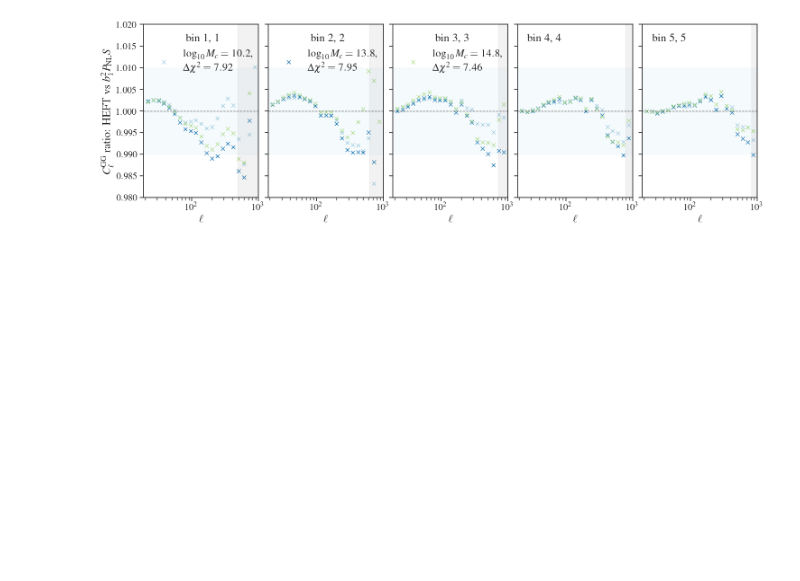
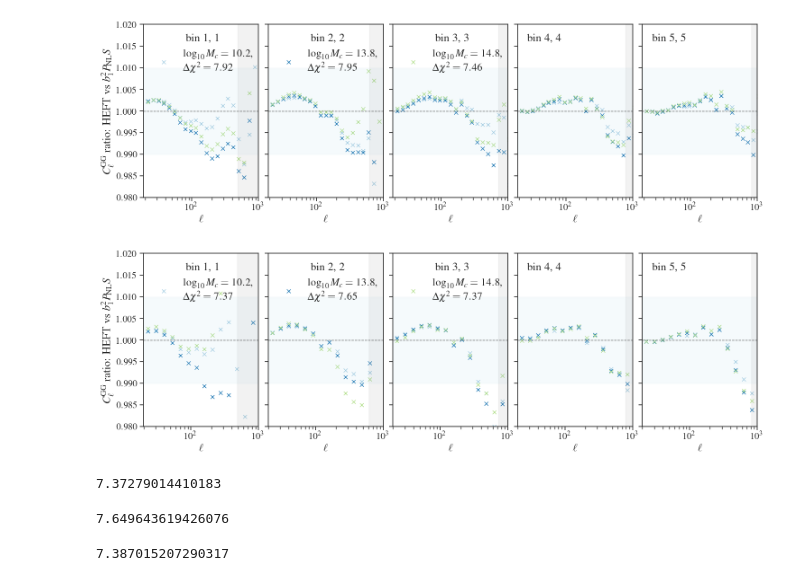
Before and after one commit to MariaTsedrik/MGLensing, a Jupyter notebook: tutorials/rainbow_plot.ipynb, the cells around one changed output. Drawn from its saved outputs; the diff is of its cells as text; code cells hidden in the pictures; blank space fills up the shorter version.

```diff
--- a/tutorials/rainbow_plot.ipynb
+++ b/tutorials/rainbow_plot.ipynb
@@ -260,3 +260,43 @@ plt.tight_layout()
 #plt.savefig('quantify_rainbow.pdf', bbox_inches='tight', pad_inches=0.2, dpi=300)
 # %% [output]
 [figure]
+# %%
+ell_cuts = [kmax07]
+ell =ell_g
+fig = plt.figure(figsize=(18, 5))
+gs = GridSpec(1, nbin + 1, width_ratios=[1] * nbin + [0.05], wspace=0.1)
+ax = [fig.add_subplot(gs[i]) for i in range(nbin)]
+for i in range(nbin):
+    ax[i].hlines(1., min(ell)-3, max(ell), 'k', linestyle='--')
+    ax[i].scatter(ell, cl_gg_heft_weak[:,i,i]/cl_gg_bar_weak[:,i,i],  marker='x', label='$\log_{10}M_c=10.2$,\n $\Delta \chi^2=7.37$' if i==0 else '')
+    ax[i].scatter(ell, cl_gg_heft[:,i,i]/cl_gg_bar[:,i,i],  marker='x', label='$\log_{10}M_c=13.8$,\n $\Delta \chi^2=7.65$' if i==1 else '')
+    ax[i].scatter(ell, cl_gg_heft_strong[:,i,i]/cl_gg_bar_strong[:,i,i],  marker='x', label='$\log_{10}M_c=14.8$,\n $\Delta \chi^2=7.37$' if i==2 else '')
+
+    for cuts in ell_cuts:
+        ax[i].axvspan(1000, cuts[i], color='gray', alpha=0.1)
+        ax[i].axhspan(0.99, 1.01, color='C0', alpha=0.1)
+    ax[i].set_xscale('log')
+    ax[i].set_xlim(min(ell)-3, 1000)
+    ax[i].set_ylim(0.98, 1.02)
+    ax[i].tick_params(axis='both', which='major', labelsize=15)
+    if i > 0:
+        ax[i].tick_params(labelleft=False)
+    ax[i].set_xlabel(r'$\ell$', fontsize=18)
+    ax[i].legend(loc='upper left', title_fontsize=18,fontsize=17, title='bin ' + str(i + 1) + ', ' + str(i + 1), frameon=False)
+ax[0].set_ylabel(r'$C^{\rm GG}_\ell$ ratio: HEFT vs $b_1^2P_{\rm NL}S$', fontsize=18)
+#ax[0].legend(loc='upper left', fontsize=12)
+plt.tight_layout()
+# %% [output]
+[figure, added]
+# %%
+-3.686395072050915/(-0.5)
+# %% [output]
+7.37279014410183
+# %%
+-3.824821809713038/(-0.5)
+# %% [output]
+7.649643619426076
+# %%
+-3.6935076036451586/(-0.5)
+# %% [output]
+7.387015207290317
```
Also changed, not shown: parts of 1 cell of this notebook, 17 other files.
